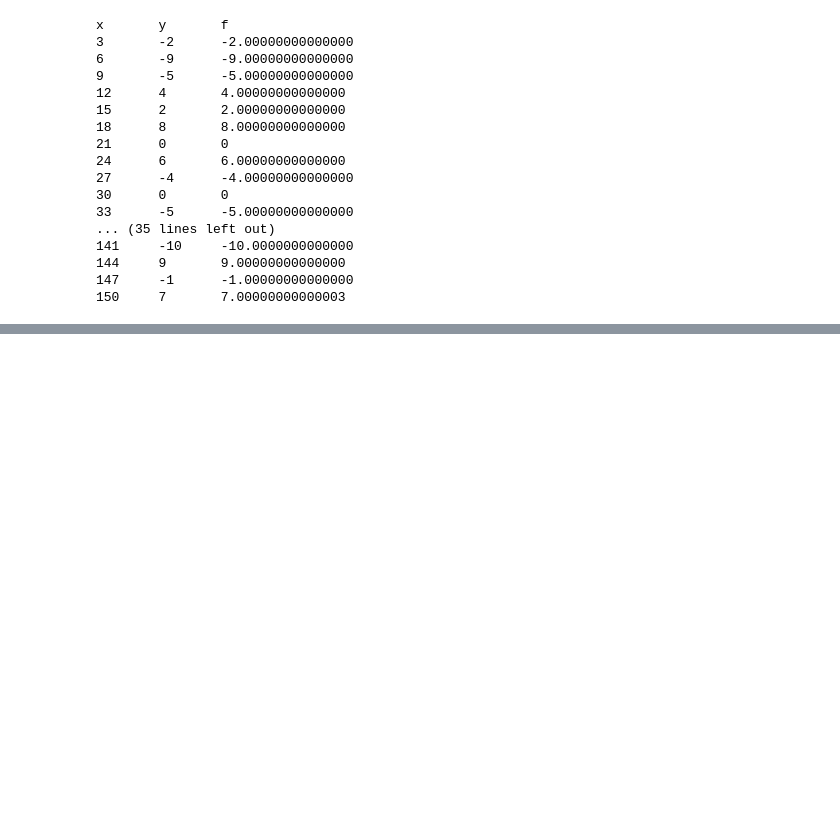
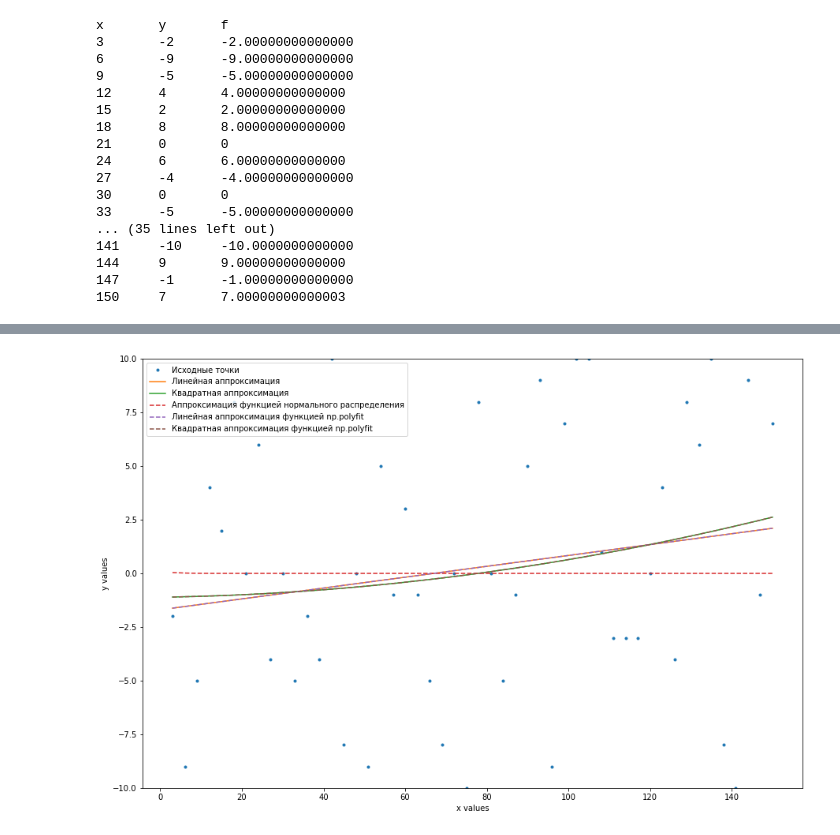
Before and after one commit to lokom19/Numeric-methods-Task-4, a Jupyter notebook: Задача 4.ipynb, the cells around one changed output, grey strips where cells are left out. Drawn from its saved outputs; the diff is of its cells as text; code cells hidden in the pictures; blank space fills up the shorter version.

Commit message:
Аппроксимация линейной функцией

```diff
--- a/Задача 4.ipynb
+++ b/Задача 4.ipynb
@@ -193,0 +241,3 @@ x       y       f
+# %%
+x_values6_1 = np.linspace(x_list[0], x_list[-1], num=(x_list[-1] - x_list[0]) * 2)
+y_values6_1 = np.poly1d([k, b])(x_values6_1)
@@ -193,0 +267,3 @@ x       y       f
+# %%
+x_values6_2 = np.linspace(x_list[0], x_list[-1], num=(x_list[-1] - x_list[0]) * 2)
+y_values6_2 = np.poly1d(x_koef)(x_values6_2)
@@ -193,0 +291,15 @@ x       y       f
+# %%
+x_values7 = np.linspace(x_list[0], x_list[-1], num=(x_list[-1] - x_list[0]) * 2)
+y_values7 = [a*math.e**(-((x_i-b)**2)/(c**2)) for x_i in x_values7]
+# %%
+#линейная аппроксимация
+x_values5_1 = np.linspace(x_list[0], x_list[-1], num=(x_list[-1] - x_list[0]) * 2)
+koef = np.polyfit(x_list, y_list, 1)
+func = np.poly1d(koef)
+y_values5_1 = func(x_values5_1)
+
+#квадратная аппроксимация
+x_values5_2 = np.linspace(x_list[0], x_list[-1], num=(x_list[-1] - x_list[0]) * 2)
+koef = np.polyfit(x_list, y_list, 2)
+func = np.poly1d(koef)
+y_values5_2 = func(x_values5_2)
@@ -193,0 +326,17 @@ x       y       f
+# %%
+fig, ax = plt.subplots()
+ax.plot(x_list, y_list, '.', label='Исходные точки')
+ax.plot(x_values6_1, y_values6_1, '-', label='Линейная аппроксимация')
+ax.plot(x_values6_2, y_values6_2, '-', label='Квадратная аппроксимация')
+ax.plot(x_values7, y_values7, '--', label='Аппроксимация функцией нормального распределения')
+ax.plot(x_values5_1, y_values5_1, '--', label='Линейная аппроксимация функцией np.polyfit')
+ax.plot(x_values5_2, y_values5_2, '--', label='Квадратная аппроксимация функцией np.polyfit')
+
+fig.set_size_inches(15, 10)
+plt.legend()
+plt.ylim(min(y_list), max(y_list))
+plt.ylabel('y values')
+plt.xlabel('x values')
+plt.show()
+# %% [output]
+[figure, added]
```
Also changed, not shown: parts of 10 cells of this notebook.
